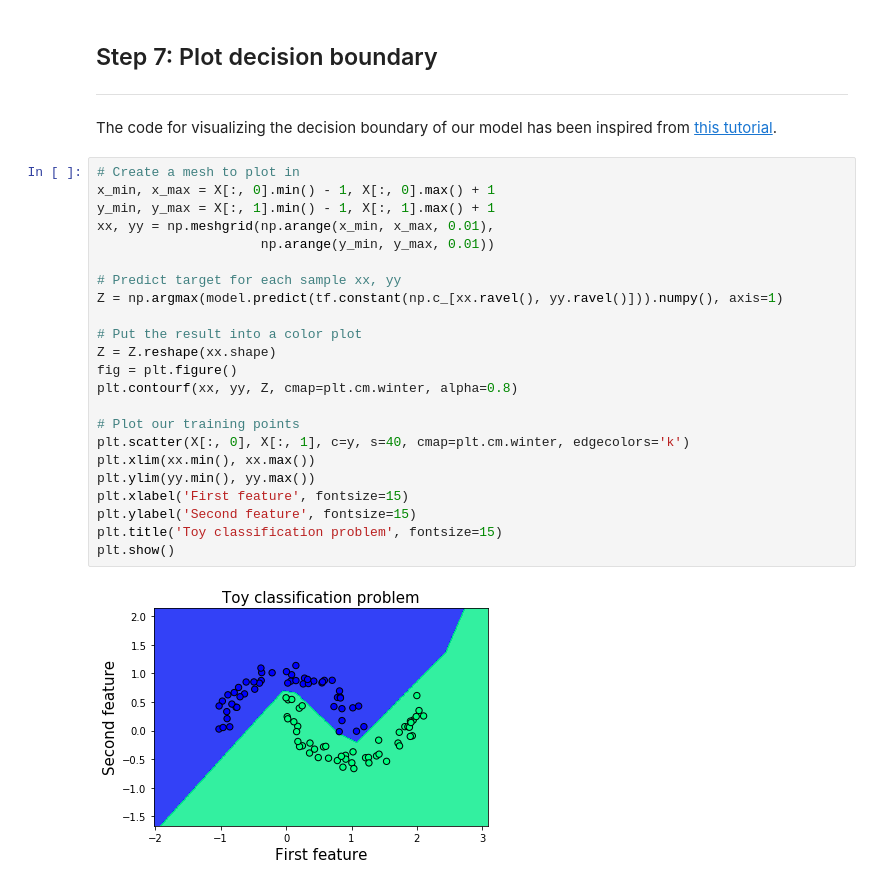
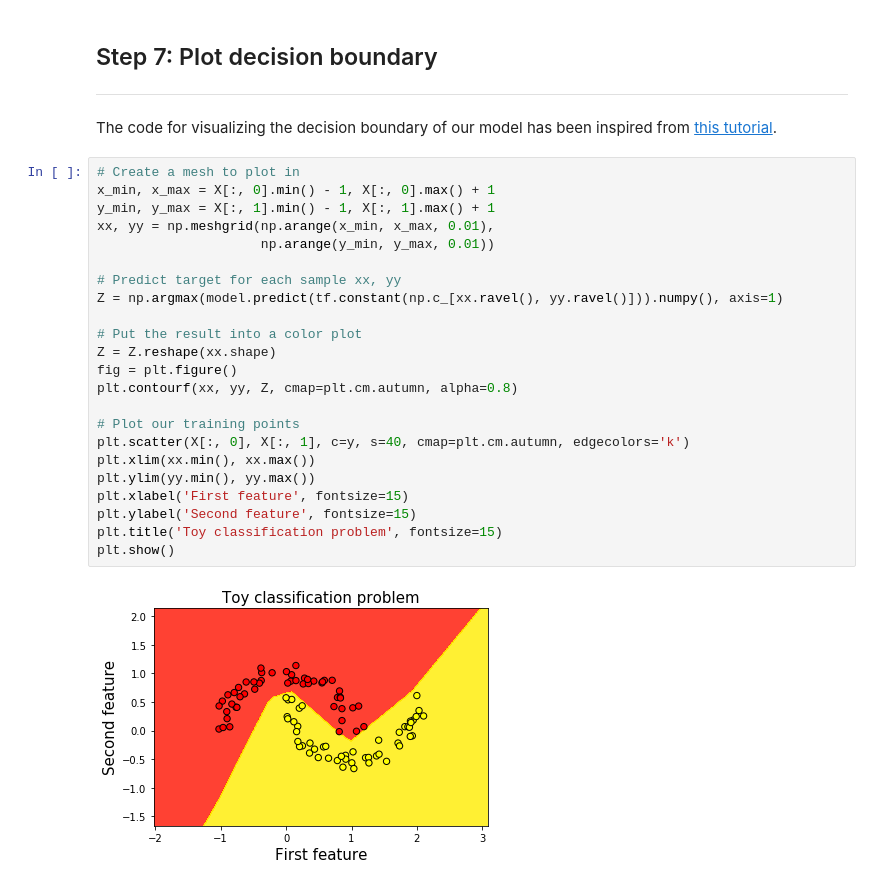
Before and after one commit to madalinabuzau/tensorflow-eager-tutorials, a Jupyter notebook: 01_simple_feedforward_neural_network.ipynb, the cells around one changed output. Cells and saved outputs as stored; diff of their text form.

```diff
--- a/01_simple_feedforward_neural_network.ipynb
+++ b/01_simple_feedforward_neural_network.ipynb
@@ -128,25 +133,25 @@ The code for visualizing the decision boundary of our model has been inspired fr
 # %%
 # Create a mesh to plot in
 x_min, x_max = X[:, 0].min() - 1, X[:, 0].max() + 1
 y_min, y_max = X[:, 1].min() - 1, X[:, 1].max() + 1
 xx, yy = np.meshgrid(np.arange(x_min, x_max, 0.01),
                      np.arange(y_min, y_max, 0.01))
 
 # Predict target for each sample xx, yy
 Z = np.argmax(model.predict(tf.constant(np.c_[xx.ravel(), yy.ravel()])).numpy(), axis=1)
 
 # Put the result into a color plot
 Z = Z.reshape(xx.shape)
 fig = plt.figure()
-plt.contourf(xx, yy, Z, cmap=plt.cm.winter, alpha=0.8)
+plt.contourf(xx, yy, Z, cmap=plt.cm.autumn, alpha=0.8)
 
 # Plot our training points
-plt.scatter(X[:, 0], X[:, 1], c=y, s=40, cmap=plt.cm.winter, edgecolors='k')
+plt.scatter(X[:, 0], X[:, 1], c=y, s=40, cmap=plt.cm.autumn, edgecolors='k')
 plt.xlim(xx.min(), xx.max())
 plt.ylim(yy.min(), yy.max())
 plt.xlabel('First feature', fontsize=15)
 plt.ylabel('Second feature', fontsize=15)
 plt.title('Toy classification problem', fontsize=15)
 plt.show()
 # %% [output]
-[figure, old version]
+[figure, new version]
```
Also changed, not shown: parts of 3 cells of this notebook, 10 other files.
